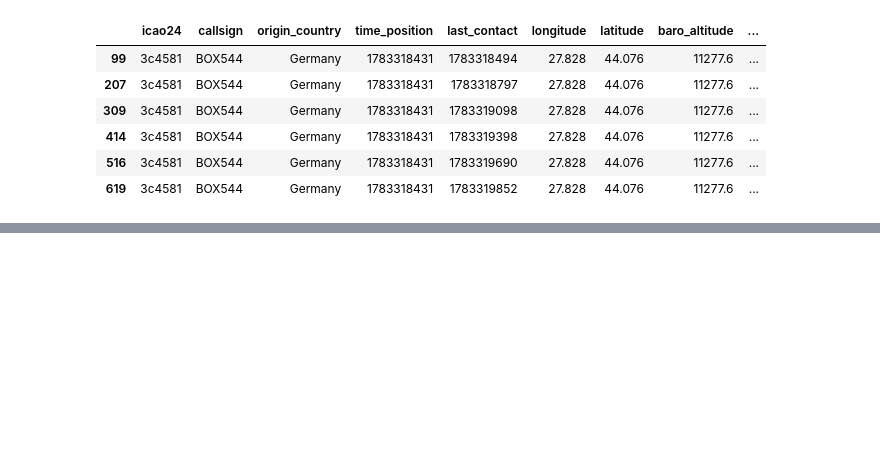
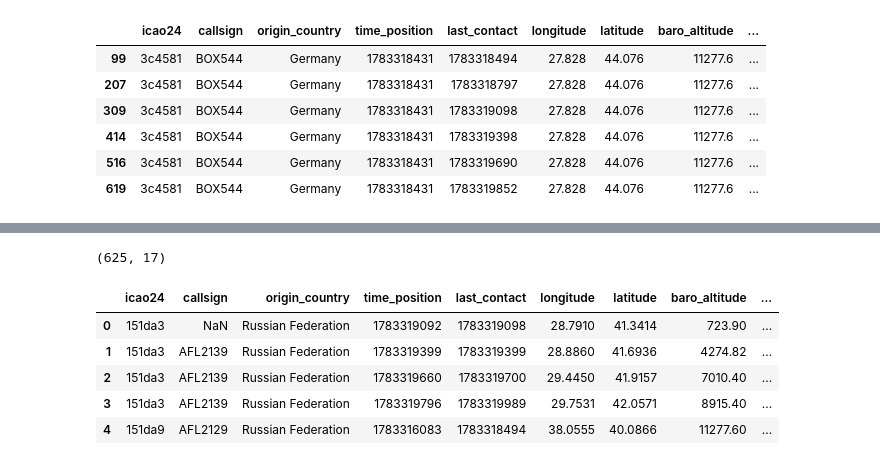
Before and after one commit to rmcN7/orion-t2, a Jupyter notebook: code/opensky_pull.ipynb, the cells around one changed output, grey strips where cells are left out. Saved outputs shown, nothing was run; the diff lists cells and outputs as text; code cells hidden in the pictures; blank space fills up the shorter version.

```diff
--- a/code/opensky_pull.ipynb
+++ b/code/opensky_pull.ipynb
@@ -93,0 +125,12 @@ df_tracks[df_tracks["icao24"] == busiest]
+# %%
+df_check = pd.read_csv("cleaned_opensky_data.csv")
+print(df_check.shape)
+df_check.head()
+# %% [output]
+(625, 17)
+|  | icao24 | callsign | origin_country | time_position | last_contact | longitude | latitude | baro_altitude | ... |
+| 0 | 151da3 | NaN | Russian Federation | 1783319092 | 1783319098 | 28.7910 | 41.3414 | 723.90 | ... |
+| 1 | 151da3 | AFL2139 | Russian Federation | 1783319399 | 1783319399 | 28.8860 | 41.6936 | 4274.82 | ... |
+| 2 | 151da3 | AFL2139 | Russian Federation | 1783319660 | 1783319700 | 29.4450 | 41.9157 | 7010.40 | ... |
+| 3 | 151da3 | AFL2139 | Russian Federation | 1783319796 | 1783319989 | 29.7531 | 42.0571 | 8915.40 | ... |
+| 4 | 151da9 | AFL2129 | Russian Federation | 1783316083 | 1783318494 | 38.0555 | 40.0866 | 11277.60 | ... |
```
Also changed, not shown: parts of 7 cells of this notebook.
